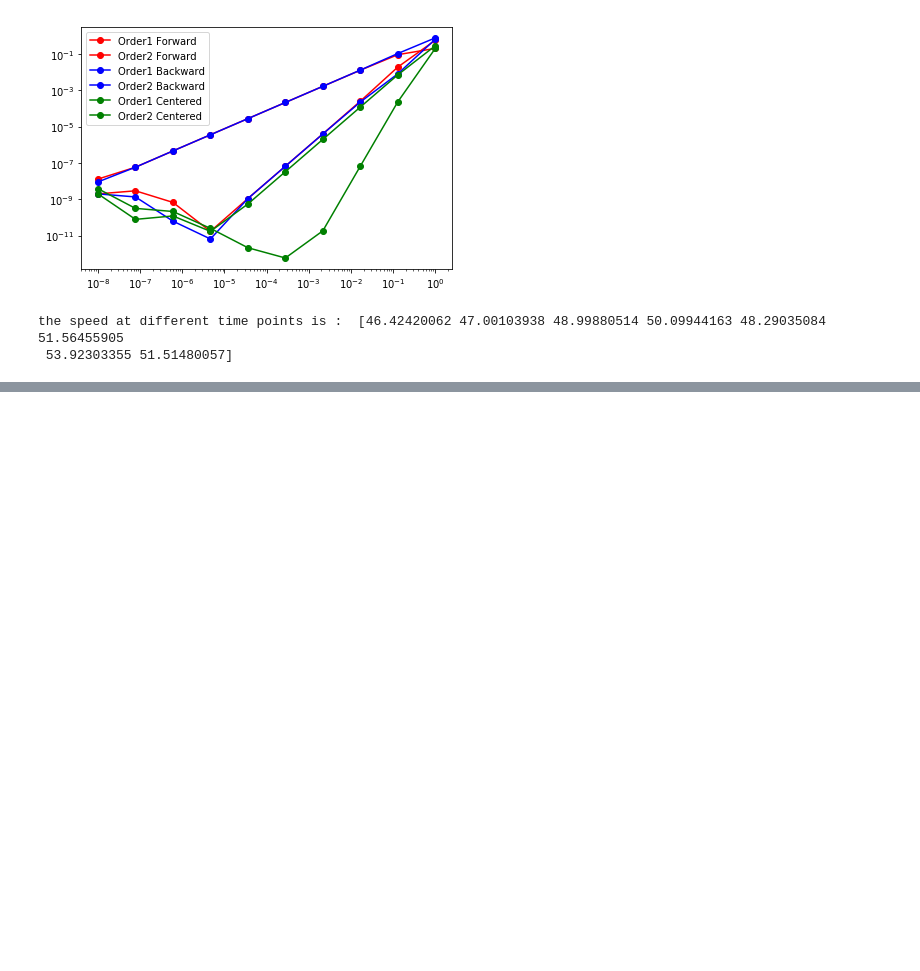
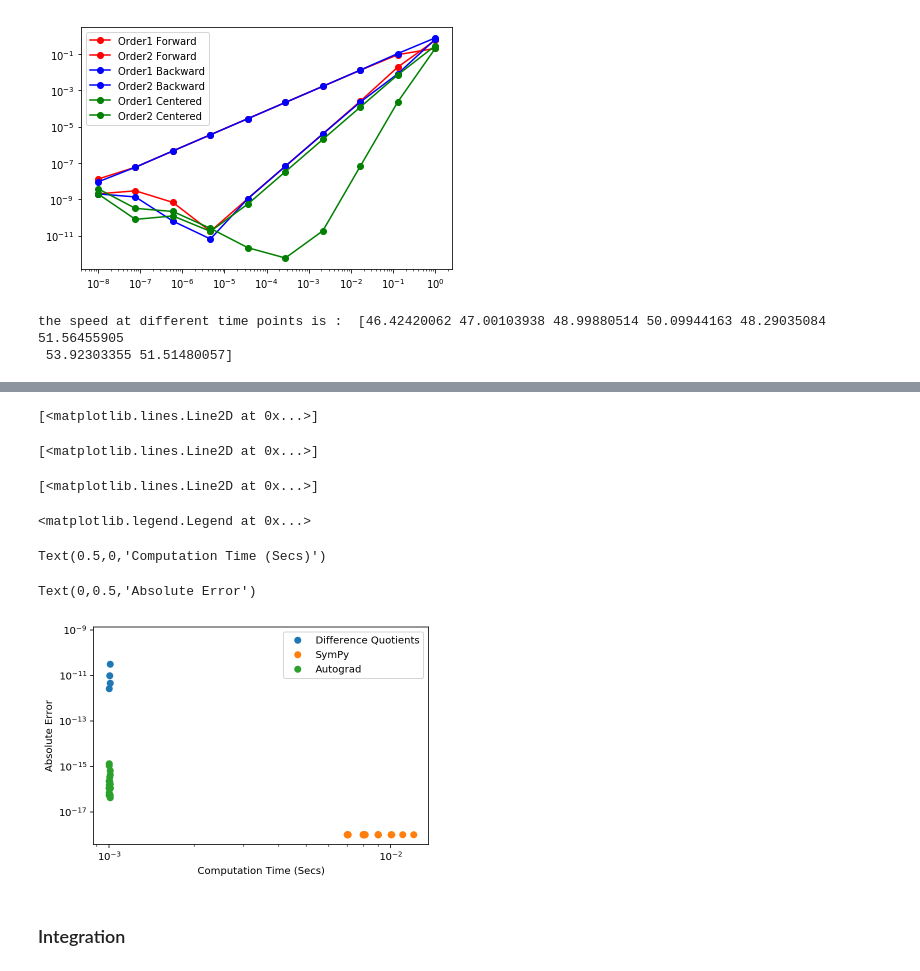
Before and after one commit to shekharkhetan/BootCamp2018, a Jupyter notebook: ProbSet6/Comp/CompProbSet6.ipynb, the cells around one changed output, grey strips where cells are left out. Saved outputs shown, nothing was run; the diff lists cells and outputs as text; code cells hidden in the pictures; blank space fills up the shorter version.

Commit message:
adding computation probset 6 soln.

```diff
--- a/ProbSet6/Comp/CompProbSet6.ipynb
+++ b/ProbSet6/Comp/CompProbSet6.ipynb
@@ -174,0 +242,74 @@ the speed at different time points is :  [46.42420062 47.00103938 48.99880514 50
+# %%
+#question no. 7
+def prob7(N):
+    #Exact Derivative
+    exact = np.zeros(N)
+    x = np.zeros(N)
+    exact_comptime = np.zeros(N)
+    for i in range(N):
+        x[i] = np.random.uniform(-10,10)
+    for i in range(N):
+        start_exact = time.time()
+        fx, f_primex1 = exact_diff()
+        exact[i] = f_primex1(x[i])
+        end_exact = time.time()
+        exact_comptime[i] = end_exact - start_exact
+    #Approx Derviative
+    approx_comptime = np.zeros(N)
+    approx = np.zeros(N)
+    for i in range(N):
+        start_approx= time.time()
+        approx[i] = approx_deriv(x[i], 1e-5)
+        end_approx = time.time()
+        approx_comptime[i] = end_approx- start_approx
+    absolute_error = np.abs(approx-exact)
+    #Autograd Derivative
+    auto_comptime= np.zeros(N)
+    auto = np.zeros(N)
+    for i in range(N):
+        start_auto = time.time()
+        g = lambda x: (anp.sin(x)+1)**(anp.sin(anp.cos(x)))
+        dg = grad(g)
+        auto[i] = dg(x[i])
+        end_auto = time.time()
+        auto_comptime[i] = end_auto - start_auto
+    auto_error= np.abs(auto - exact)
+    return absolute_error, auto_error, exact_comptime, approx_comptime, auto_comptime
+
+def exact_diff():
+    x = sy.symbols('x')
+    fx = (sy.sin(x)+1)**sy.sin(sy.cos(x))
+    f_primex = sy.diff(fx, x)
+    f_primex1 = sy.lambdify(x, f_primex, "numpy")
+    fx = sy.lambdify(x, fx, "numpy")
+    return fx, f_primex1
+
+def approx_deriv(x, h):
+    centred_4 = (f(x-2*h) - 8*f(x-h)+8*f(x+h) - f(x+2*h))/(12*h)
+    return centred_4
+
+def f(x):
+    f = (np.sin(x)+1)**(np.sin(np.cos(x)))
+    return f
+
+absolute_error, auto_error, exact_comptime, approx_comptime, auto_comptime= prob7(200)
+exact_error = np.ones(200)*(1e-18)
+plt.plot(approx_comptime, absolute_error, 'o', label = 'Difference Quotients')
+plt.plot(exact_comptime, exact_error, 'o', label = 'SymPy')
+plt.plot(auto_comptime,auto_error, 'o', label = 'Autograd')
+plt.xscale('log')
+plt.yscale('log')
+plt.legend()
+plt.xlabel('Computation Time (Secs)')
+plt.ylabel('Absolute Error')
+plt.show()
+# %% [output]
+[<matplotlib.lines.Line2D at 0x...>]
+[<matplotlib.lines.Line2D at 0x...>]
+[<matplotlib.lines.Line2D at 0x...>]
+<matplotlib.legend.Legend at 0x...>
+Text(0.5,0,'Computation Time (Secs)')
+Text(0,0.5,'Absolute Error')
+[figure, added]
+# %% [markdown]
+### Integration
```
Also changed, not shown: parts of 36 cells of this notebook.
